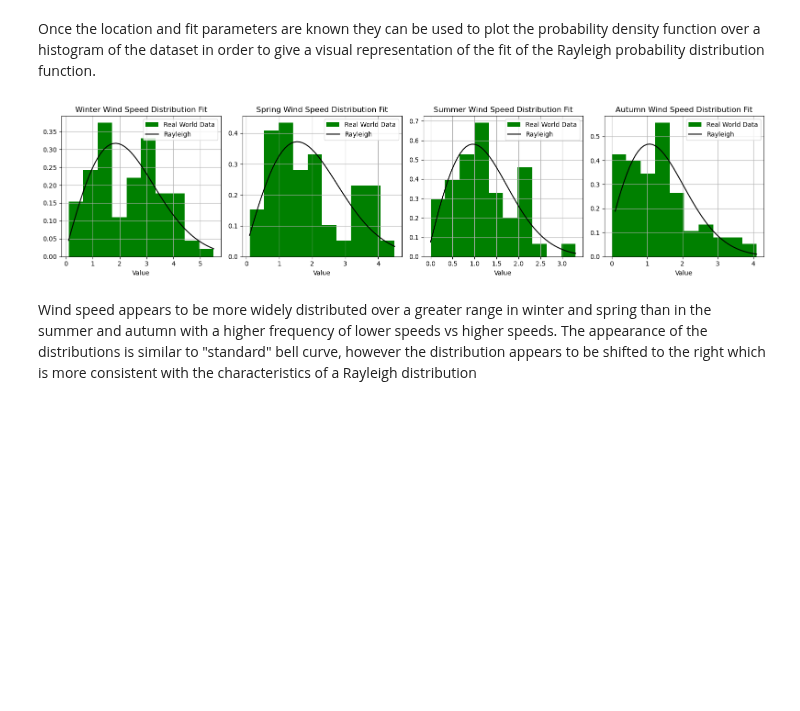
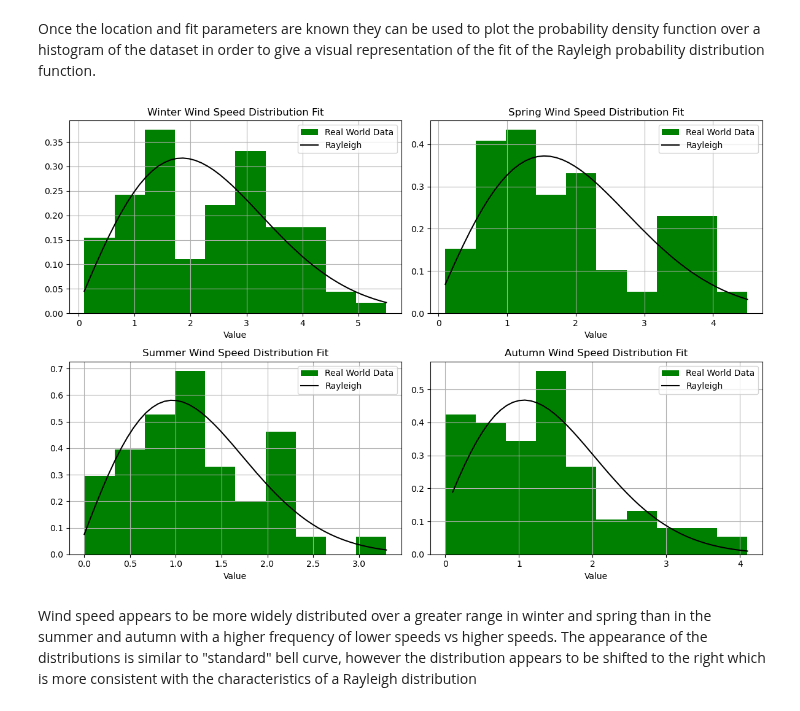
Before and after one commit to humphs078/ProgrammingforDataAnalysisAssignment_1, a Jupyter notebook: submission_notebook.ipynb, the cells around one changed output. Saved outputs shown, nothing was run; the diff lists cells and outputs as text; code cells hidden in the pictures; blank space fills up the shorter version.

Commit message:
Tidy up notebook, layout graphs visually better

```diff
--- a/submission_notebook.ipynb
+++ b/submission_notebook.ipynb
@@ -303,46 +303,46 @@ Once the location and fit parameters are known they can be used to plot the prob
 # %%
 # code adapted from https://stackoverflow.com/questions/63637144/python-rayleigh-fit-histogram [Accessed 15 Nov. 2023].
 
 winter_xl = np.linspace(winter['wind_speed_m_s'].min(), winter['wind_speed_m_s'].max())
 spring_xl = np.linspace(spring['wind_speed_m_s'].min(), spring['wind_speed_m_s'].max())
 summer_xl = np.linspace(summer['wind_speed_m_s'].min(), summer['wind_speed_m_s'].max())
 autumn_xl = np.linspace(winter['wind_speed_m_s'].min(), autumn['wind_speed_m_s'].max())
 
-plt.rcParams["figure.figsize"] = [16, 4]
+plt.rcParams["figure.figsize"] = [12, 8]
 plt.rcParams["figure.autolayout"] = True
 
 # Display Results:
-fig, axe = plt.subplots(1, 4)
+fig, axe = plt.subplots(2, 2)
 
-axe[0].hist(winter['wind_speed_m_s'],density=1, label="Real World Data", color='green')
-axe[0].plot(winter_xl,stats.rayleigh(scale=winter_scale, loc=winter_loc).pdf(winter_xl), label="Rayleigh", color='black')
-axe[0].set_title("Winter Wind Speed Distribution Fit")
-axe[0].set_xlabel("Value")
-axe[0].legend()
-axe[0].grid()
+axe[0, 0].hist(winter['wind_speed_m_s'],density=1, label="Real World Data", color='green')
+axe[0, 0].plot(winter_xl,stats.rayleigh(scale=winter_scale, loc=winter_loc).pdf(winter_xl), label="Rayleigh", color='black')
+axe[0, 0].set_title("Winter Wind Speed Distribution Fit")
+axe[0, 0].set_xlabel("Value")
+axe[0, 0].legend()
+axe[0, 0].grid()
 
-axe[1].hist(spring['wind_speed_m_s'],density=1, label="Real World Data", color='green')
-axe[1].plot(spring_xl,stats.rayleigh(scale=spring_scale, loc=spring_loc).pdf(spring_xl), label="Rayleigh", color='black')
-axe[1].set_title("Spring Wind Speed Distribution Fit")
-axe[1].set_xlabel("Value")
-axe[1].legend()
-axe[1].grid()
+axe[0, 1].hist(spring['wind_speed_m_s'],density=1, label="Real World Data", color='green')
+axe[0, 1].plot(spring_xl,stats.rayleigh(scale=spring_scale, loc=spring_loc).pdf(spring_xl), label="Rayleigh", color='black')
+axe[0, 1].set_title("Spring Wind Speed Distribution Fit")
+axe[0, 1].set_xlabel("Value")
+axe[0, 1].legend()
+axe[0, 1].grid()
 
-axe[2].hist(summer['wind_speed_m_s'],density=1, label="Real World Data", color='green')
-axe[2].plot(summer_xl,stats.rayleigh(scale=summer_scale, loc=summer_loc).pdf(summer_xl), label="Rayleigh", color='black')
-axe[2].set_title("Summer Wind Speed Distribution Fit")
-axe[2].set_xlabel("Value")
-axe[2].legend()
-axe[2].grid()
+axe[1, 0].hist(summer['wind_speed_m_s'],density=1, label="Real World Data", color='green')
+axe[1, 0].plot(summer_xl,stats.rayleigh(scale=summer_scale, loc=summer_loc).pdf(summer_xl), label="Rayleigh", color='black')
+axe[1, 0].set_title("Summer Wind Speed Distribution Fit")
+axe[1, 0].set_xlabel("Value")
+axe[1, 0].legend()
+axe[1, 0].grid()
 
-axe[3].hist(autumn['wind_speed_m_s'],density=1, label="Real World Data", color='green')
-axe[3].plot(autumn_xl,stats.rayleigh(scale=autumn_scale, loc=autumn_loc).pdf(autumn_xl), label="Rayleigh", color='black')
-axe[3].set_title("Autumn Wind Speed Distribution Fit")
-axe[3].set_xlabel("Value")
-axe[3].legend()
-axe[3].grid()
+axe[1, 1].hist(autumn['wind_speed_m_s'],density=1, label="Real World Data", color='green')
+axe[1, 1].plot(autumn_xl,stats.rayleigh(scale=autumn_scale, loc=autumn_loc).pdf(autumn_xl), label="Rayleigh", color='black')
+axe[1, 1].set_title("Autumn Wind Speed Distribution Fit")
+axe[1, 1].set_xlabel("Value")
+axe[1, 1].legend()
+axe[1, 1].grid()
 # %% [output]
-[figure, old version]
+[figure, new version]
 # %% [markdown]
 Wind speed appears to be more widely distributed over a greater range in winter and spring than in the summer and autumn with a higher frequency of lower speeds vs higher speeds. The appearance of the distributions is similar to "standard" bell curve, however the distribution appears to be shifted to the right which is more consistent with the characteristics of a Rayleigh distribution
 # %% [markdown]
```
Also changed, not shown: parts of 8 cells of this notebook.
